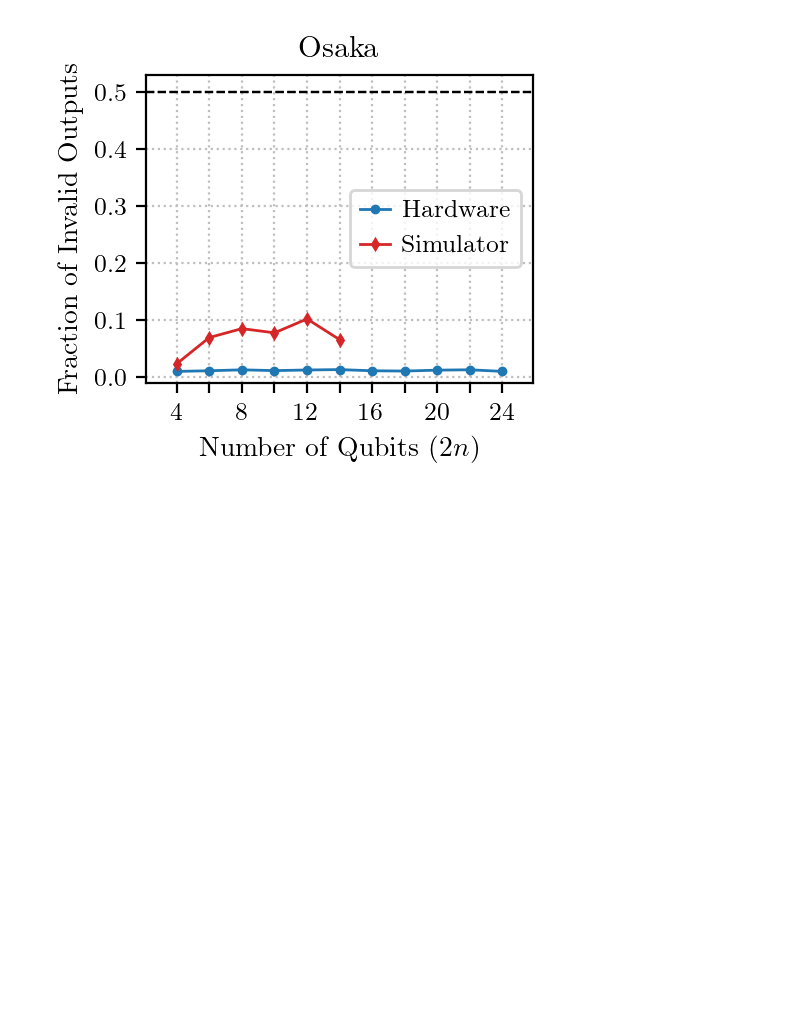
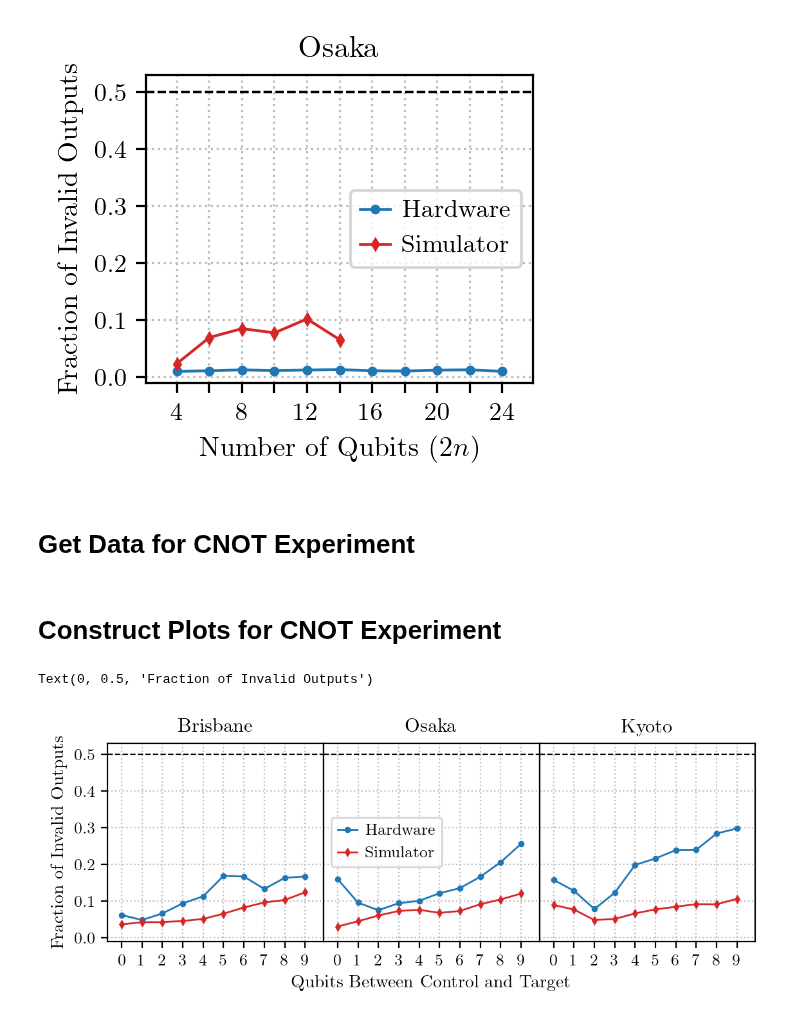
Before and after one commit to reecejrobertson/simons-algorithm, a Jupyter notebook: combinedPlotting.ipynb, the cells around one changed output. Drawn from its saved outputs; the diff is of its cells as text; code cells hidden in the pictures; blank space fills up the shorter version.

Commit message:
Updates to plotting notebook.

```diff
--- a/combinedPlotting.ipynb
+++ b/combinedPlotting.ipynb
@@ -426,3 +408,5 @@ Text(0, 0.5, 'Fraction of Invalid Outputs')
 [figure]
 # %%
 fig.savefig("IBMOsakaSimple.pdf", format='pdf', bbox_inches='tight')
+# %% [markdown]
+# Get Data for CNOT Experiment
@@ -428,0 +472,76 @@ fig.savefig("IBMOsakaSimple.pdf", format='pdf', bbox_inches='tight')
+# %%
+cnotExperiments = [
+    'IBM Brisbane',
+    'IBM Brisbane Simulator',
+    'IBM Osaka',
+    'IBM Osaka Simulator',
+    'IBM Kyoto',
+    'IBM Kyoto Simulator'
+]
+
+dataCNOT = {}
+for experimentName in cnotExperiments:
+    # Define the inputs for the plotLine function.
+    directory = 'cnotData/' + experimentName.replace(' ', '')
+    isReversed = True
+    isProbabilityFormat = False
+    shots = 8192
+    oracleType = 'cnot'
+
+    dataCNOT[experimentName] = getDataCNOT(directory, shots)
+# %% [markdown]
+# Construct Plots for CNOT Experiment
+# %%
+fig, ax = plt.subplots(ncols=3, figsize=(6.5, 2), dpi=200, sharex=True, sharey=True)
+
+fig.subplots_adjust(wspace=0)
+
+_plot_args_expt = {
+    'color': 'C0',
+    'marker': 'o',
+    'linewidth': 1,
+    'markersize': 2.5,
+    'label': 'Hardware'
+}
+
+_plot_args_sim = _plot_args_expt.copy()
+_plot_args_sim['color'] = 'C3'
+_plot_args_sim['marker'] = 'd'
+_plot_args_sim['label'] = 'Simulator'
+
+ax[0].set_xlim(-0.7, 9.9)
+ax[0].set_ylim(-0.01, 0.53)
+ax[0].set_yticks(np.arange(0, 0.51, 0.1))
+ax[0].set_xticks(np.arange(0, 9+1, 1))
+
+ax[1].yaxis.set_ticks_position('none')
+ax[2].yaxis.set_ticks_position('none')
+
+ax[0].grid(color='0.75', linestyle=':')
+ax[1].grid(color='0.75', linestyle=':')
+ax[2].grid(color='0.75', linestyle=':')
+
+ax[0].axhline(0.5, color='black', linestyle='--', linewidth=0.8)
+ax[1].axhline(0.5, color='black', linestyle='--', linewidth=0.8)
+ax[2].axhline(0.5, color='black', linestyle='--', linewidth=0.8)
+
+_do_plot(ax[0], *dataCNOT['IBM Brisbane'], **_plot_args_expt)
+_do_plot(ax[0], *dataCNOT['IBM Brisbane Simulator'], **_plot_args_sim)
+
+_do_plot(ax[1], *dataCNOT['IBM Osaka'], **_plot_args_expt)
+_do_plot(ax[1], *dataCNOT['IBM Osaka Simulator'], **_plot_args_sim)
+
+_do_plot(ax[2], *dataCNOT['IBM Kyoto'], **_plot_args_expt)
+_do_plot(ax[2], *dataCNOT['IBM Kyoto Simulator'], **_plot_args_sim)
+
+ax[1].legend(handletextpad=0.5, handlelength=1.2)
+
+ax[0].set_title("Brisbane")
+ax[1].set_title("Osaka")
+ax[2].set_title("Kyoto")
+
+ax[1].set_xlabel("Qubits Between Control and Target")
+ax[0].set_ylabel("Fraction of Invalid Outputs")
+# %% [output]
+Text(0, 0.5, 'Fraction of Invalid Outputs')
+[figure, added]
```
Also changed, not shown: parts of 8 cells of this notebook.
